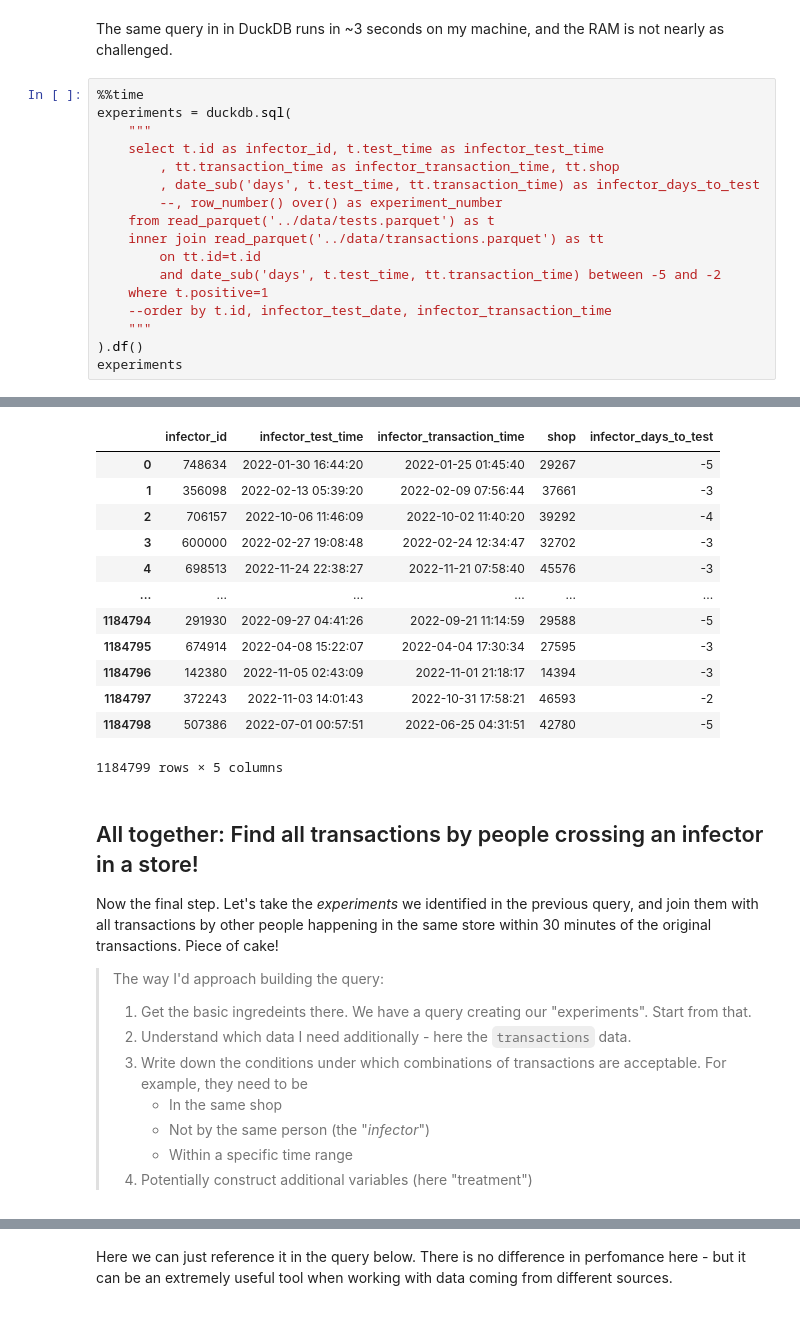
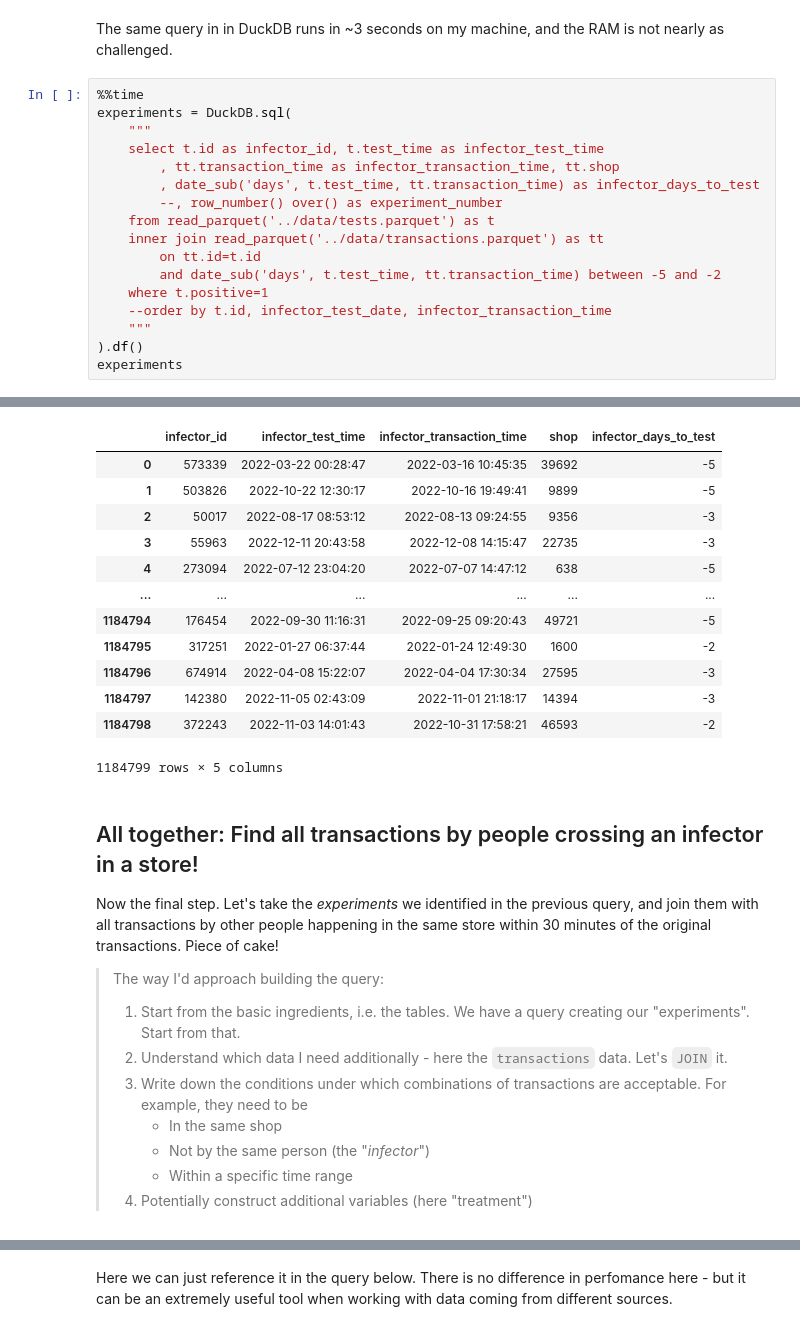
Before and after one commit to alemartinello/BigDataMadeSmall, a Jupyter notebook: Workshop/The_basics.ipynb, the cells around one changed output, grey strips where cells are left out. Drawn from its saved outputs; the diff is of its cells as text.

```diff
--- a/Workshop/The_basics.ipynb
+++ b/Workshop/The_basics.ipynb
@@ -421,7 +431,7 @@ The code belows does this join in `pandas`. It's uncommented, as you should only
 The same query in in DuckDB runs in ~3 seconds on my machine, and the RAM is not nearly as challenged.
 # %%
 %%time
-experiments = duckdb.sql(
+experiments = DuckDB.sql(
     """
     select t.id as infector_id, t.test_time as infector_test_time
         , tt.transaction_time as infector_transaction_time, tt.shop
@@ -442,15 +452,15 @@ Wall time: 3.89 s
 |  | infector_id | infector_test_time | infector_transaction_time | shop | infector_days_to_test |
-| 0 | 748634 | 2022-01-30 16:44:20 | 2022-01-25 01:45:40 | 29267 | -5 |
-| 1 | 356098 | 2022-02-13 05:39:20 | 2022-02-09 07:56:44 | 37661 | -3 |
-| 2 | 706157 | 2022-10-06 11:46:09 | 2022-10-02 11:40:20 | 39292 | -4 |
-| 3 | 600000 | 2022-02-27 19:08:48 | 2022-02-24 12:34:47 | 32702 | -3 |
-| 4 | 698513 | 2022-11-24 22:38:27 | 2022-11-21 07:58:40 | 45576 | -3 |
+| 0 | 573339 | 2022-03-22 00:28:47 | 2022-03-16 10:45:35 | 39692 | -5 |
+| 1 | 503826 | 2022-10-22 12:30:17 | 2022-10-16 19:49:41 | 9899 | -5 |
+| 2 | 50017 | 2022-08-17 08:53:12 | 2022-08-13 09:24:55 | 9356 | -3 |
+| 3 | 55963 | 2022-12-11 20:43:58 | 2022-12-08 14:15:47 | 22735 | -3 |
+| 4 | 273094 | 2022-07-12 23:04:20 | 2022-07-07 14:47:12 | 638 | -5 |
 | ... | ... | ... | ... | ... | ... |
-| 1184794 | 291930 | 2022-09-27 04:41:26 | 2022-09-21 11:14:59 | 29588 | -5 |
-| 1184795 | 674914 | 2022-04-08 15:22:07 | 2022-04-04 17:30:34 | 27595 | -3 |
-| 1184796 | 142380 | 2022-11-05 02:43:09 | 2022-11-01 21:18:17 | 14394 | -3 |
-| 1184797 | 372243 | 2022-11-03 14:01:43 | 2022-10-31 17:58:21 | 46593 | -2 |
-| 1184798 | 507386 | 2022-07-01 00:57:51 | 2022-06-25 04:31:51 | 42780 | -5 |
+| 1184794 | 176454 | 2022-09-30 11:16:31 | 2022-09-25 09:20:43 | 49721 | -5 |
+| 1184795 | 317251 | 2022-01-27 06:37:44 | 2022-01-24 12:49:30 | 1600 | -2 |
+| 1184796 | 674914 | 2022-04-08 15:22:07 | 2022-04-04 17:30:34 | 27595 | -3 |
+| 1184797 | 142380 | 2022-11-05 02:43:09 | 2022-11-01 21:18:17 | 14394 | -3 |
+| 1184798 | 372243 | 2022-11-03 14:01:43 | 2022-10-31 17:58:21 | 46593 | -2 |
 1184799 rows × 5 columns
 # %% [markdown]
 ## All together: Find all transactions by people crossing an infector in a store!
@@ -458,8 +468,8 @@ Wall time: 3.89 s
 Now the final step. Let's take the *experiments* we identified in the previous query, and join them with all transactions by other people happening in the same store within 30 minutes of the original transactions. Piece of cake!
 
 >The way I'd approach building the query:
->1) Get the basic ingredeints there. We have a query creating our "experiments". Start from that.
->2) Understand which data I need additionally - here the `transactions` data.
+>1) Start from the basic ingredients, i.e. the tables. We have a query creating our "experiments". Start from that.
+>2) Understand which data I need additionally - here the `transactions` data. Let's `JOIN` it.
 >3) Write down the conditions under which combinations of transactions are acceptable. For example, they need to be
 >    * In the same shop
 >    * Not by the same person (the "*infector*")
```
Also changed, not shown: parts of 27 cells of this notebook, 1 other file.
